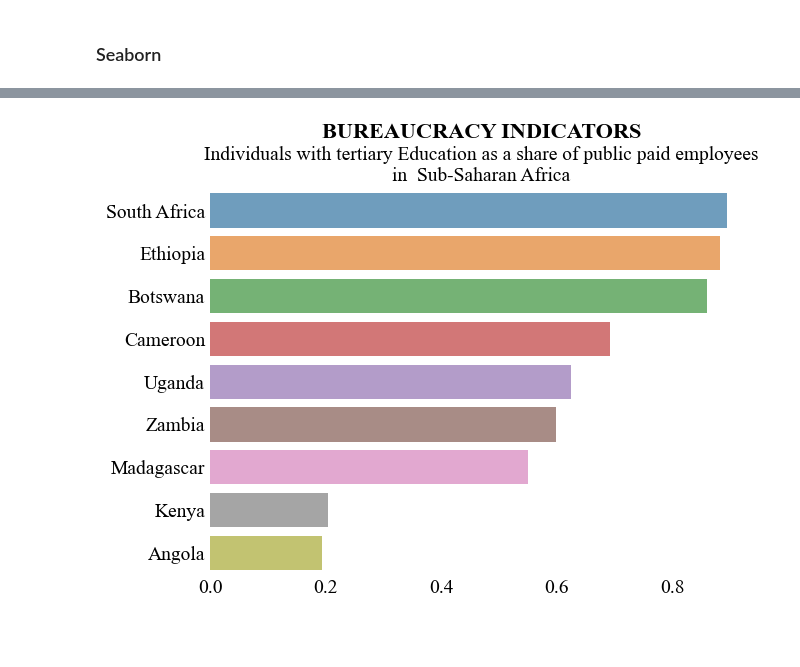
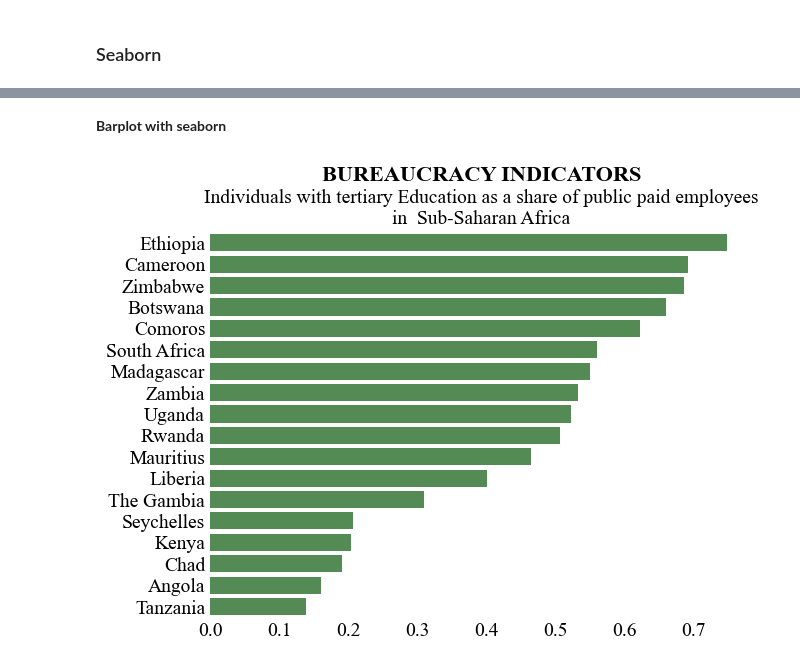
Before and after one commit to birusod/Projects2024, a Jupyter notebook: PyDocs/W18_WWBI/w18_bureaucraty_indic.ipynb, the cells around one changed output, grey strips where cells are left out. Cells and saved outputs as stored; diff of their text form; code cells hidden in the pictures; blank space fills up the shorter version.

```diff
--- a/PyDocs/W18_WWBI/w18_bureaucraty_indic.ipynb
+++ b/PyDocs/W18_WWBI/w18_bureaucraty_indic.ipynb
@@ -91,0 +96,2 @@ ddgp[ddgp.name  == 'Angola']
+# %%
+med_workers_public = ddf[ddf.group.isin(['Medical workers', 'Health'])]
@@ -92,6 +107,5 @@ ddgp[ddgp.name  == 'Angola']
 # %%
-med_workers_public = ddgp[ddgp.group  == 'Medical workers']
-
-mwp = med_workers_public.drop(['group'], axis=1).set_index('name')
-mwp.head()
+#mwp = med_workers_public.drop(['group'], axis=1).set_index('name')
+med_df  =  med_workers_public.groupby('name')['value'].mean()
+med_df.head()
 # %% [output]
@@ -121,7 +128,7 @@ mwp.plot()
 # %% [markdown]
 ### Seaborn
 # %%
-dat = mwp.reset_index().sort_values('value', ascending = False)
-dat.head(2)
+dat = med_df.reset_index().sort_values('value', ascending = False)
+dat
 # %% [output]
 |  | name | value |
@@ -130,27 +151,31 @@ dat.head(2)
+# %%
+dat  = dat[dat.value > 0]
+# %% [markdown]
+**Barplot with  seaborn**
 # %%
 
 fig, ax = plt.subplots(figsize=(7,5))
 
-sns.barplot(dat, x = 'value',   y = 'name', hue = 'name', alpha  =.7)
+sns.barplot(dat, x = 'value',   y = 'name', color = 'darkgreen', alpha  =.7)
 
 ax.text(x=0.5, y=1.12, s='BUREAUCRACY INDICATORS', fontsize=16, weight='bold', ha='center', va='bottom', transform=ax.transAxes)
 #ax.axes.set_title("BUREAUCRACY INDICATORS",fontsize=16)
 ax.axes.set_title("Individuals with tertiary Education as a share of public paid employees\nin  Sub-Saharan Africa",fontsize=14)
 #ax.set_xlabel("Individuals with tertiary Education as a share of\npublic paid employees",fontsize=12)
 ax.set_ylabel(""), ax.set_xlabel("")
 ax.set_facecolor('1')
 ax.tick_params(labelsize=14, length=0)
 
 [spine.set_visible(False) for spine in ax.spines.values()]
 
 #ax.text(x=0.5, y=1.05, s='text text', fontsize=8, alpha=0.75, ha='center', va='bottom', transform=ax.transAxes)
 #p.grid(True, axis='x', color='white')
 #p.set_axisbelow(True)
 
 
 plt.show()
 # %% [output]
-[figure, old version]
+[figure, new version]
 # %%
 nice_axes(p)
 plt.show()
```
Also changed, not shown: parts of 12 cells of this notebook.
